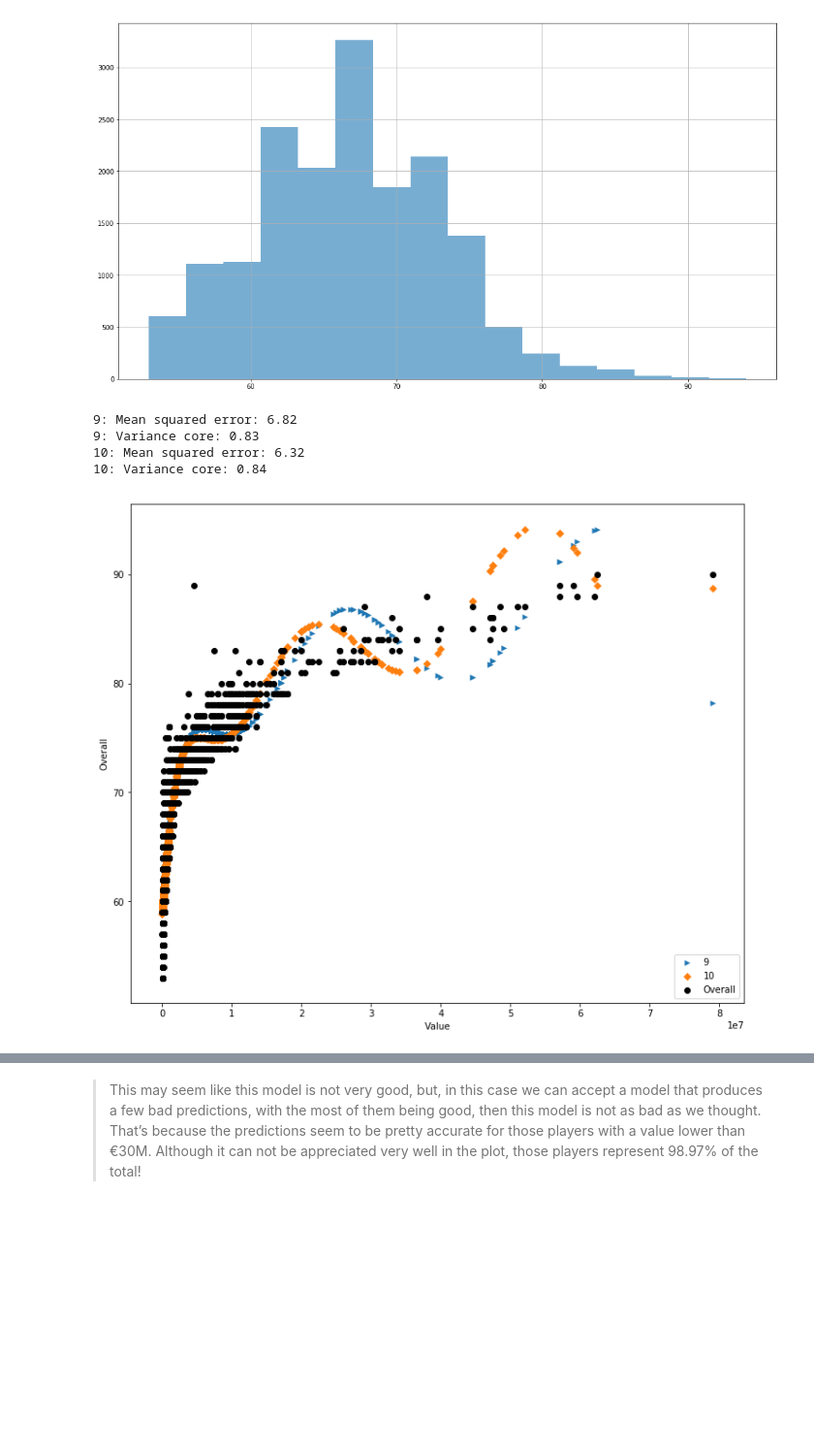
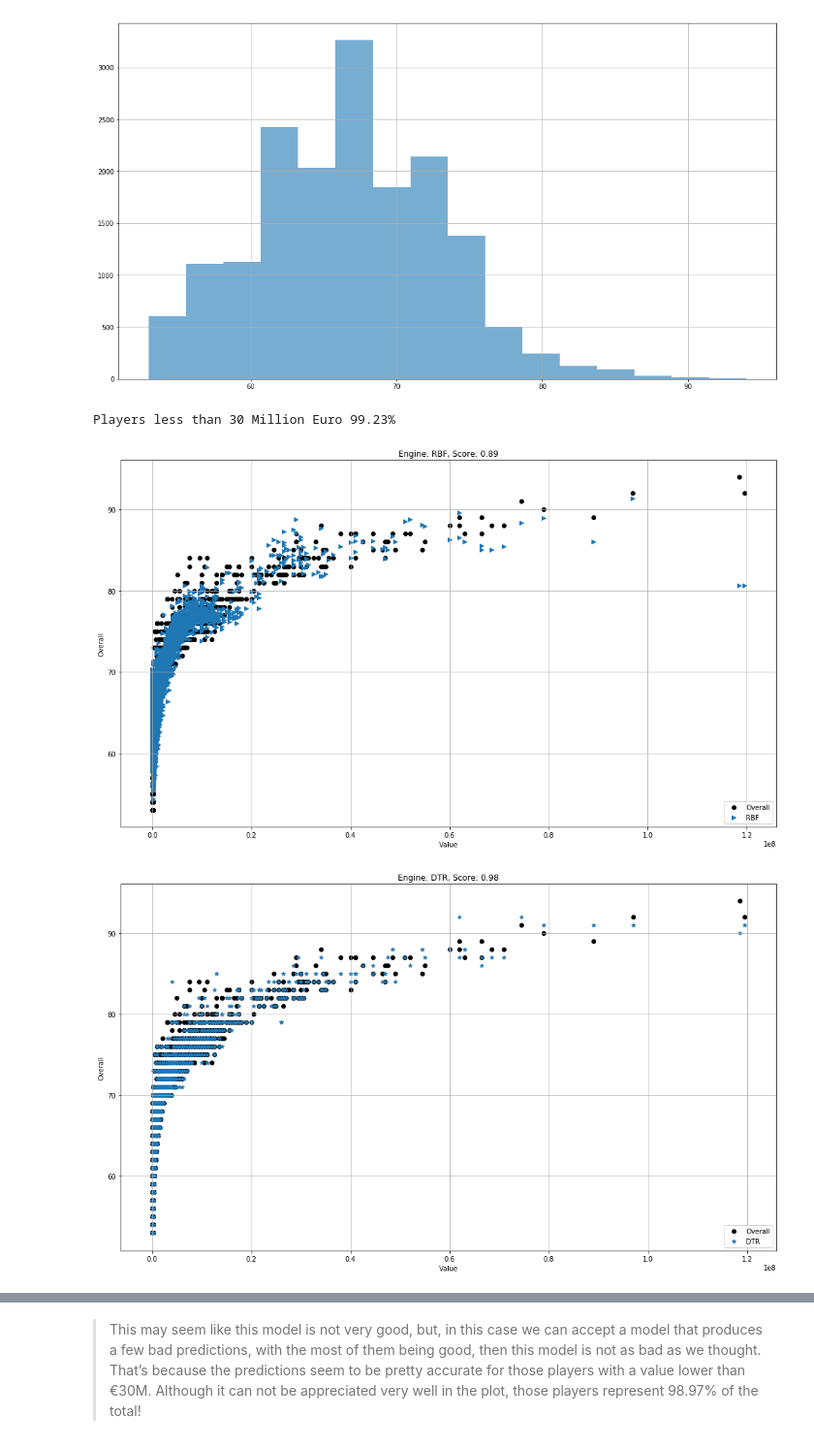
Before and after one commit to saidsef/ff18, a Jupyter notebook: ff18-ml.ipynb, the cells around one changed output, grey strips where cells are left out. Shown at 97% size. Cells and saved outputs as stored; diff of their text form; code cells hidden in the pictures; blank space fills up the shorter version.

```diff
--- a/ff18-ml.ipynb
+++ b/ff18-ml.ipynb
@@ -156,24 +153,46 @@ xtest = test[['ValueNum']]
 ytest = test[['Overall']]
-# %%
-# PolynomialFeatures and Linear Regression
-plt.figure(figsize=(12, 10))
-for degree in range(9,11):
-    clf = make_pipeline(PolynomialFeatures(degree), LinearRegression(n_jobs=2, normalize=True))
-    clf.fit(xtrain, ytrain)
-    lr_ypred = clf.predict(xtest)
-    plt.scatter(xtest['ValueNum'], lr_ypred, linewidth=0.1, marker=random.choice(marker), label=degree)
-
-    print("{}: Mean squared error: {:.2f}".format(degree, mean_squared_error(ytest,lr_ypred)))
-    print("{}: Variance core: {:.2f}".format(degree, r2_score(ytest, lr_ypred)))
-
-plt.scatter(xtest['ValueNum'], ytest['Overall'], color='black')
-plt.xlabel("Value")
-plt.ylabel("Overall")
-plt.legend(loc='lower right')
-plt.show()
-# %% [output]
-9: Mean squared error: 6.82
-9: Variance core: 0.83
-10: Mean squared error: 6.32
-10: Variance core: 0.84
-[figure, removed]
+# %%
+print("Players less than 30 Million Euro {:.2f}%".format(test.loc[test.ValueNum <= 30000000].ValueNum.count().astype('float') / test.ValueNum.count().astype('float') * 100))
+# %% [output]
+Players less than 30 Million Euro 99.23%
+# %%
+# Be patient this might take few minutes ;)
+# Support Vector Regression - RBF (radial basis function)
+# PolynomialFeatures and Ridge Regression
+results  = []
+ypred    = []
+i        = 0
+engines  = [('RBF', svm.SVR(kernel='rbf', gamma=1e-3, C=100, epsilon=0.1)),
+           ('DTR', DecisionTreeRegressor()),
+           ('Ridge', Ridge()),
+           ('RC', RidgeClassifier()),
+           ('RCCV', RidgeClassifierCV()),
+           ('LR', LinearRegression(normalize=True)),
+           ('PAC', PassiveAggressiveClassifier()),
+           ('PAR', PassiveAggressiveRegressor()),
+           ('HR', HuberRegressor(alpha=1.3, epsilon=4.4, tol=1e-4))]
+for name, engine in engines:
+    clf = make_pipeline(StandardScaler(), FunctionTransformer(add_squared_col), engine)
+    clf.fit(xtrain, ytrain.values.ravel())
+    ypred = clf.predict(xtest)
+
+    results.append({"Engine": name, "Mean squared error": mean_squared_error(ytest, ypred),
+         "Variance core": r2_score(ytest, ypred), "Accuracy score": clf.score(xtest, ytest),
+          "predict": ypred})
+
+    plt.figure(figsize=(18, 10))
+    plt.scatter(xtest['ValueNum'], ytest['Overall'], linewidth=1, color='black')
+    plt.scatter(xtest['ValueNum'], ypred, linewidth=1, label=name, marker=random.choice(marker))
+    plt.xlabel("Value")
+    plt.ylabel("Overall")
+    plt.legend(loc='lower right')
+    plt.grid(True)
+    plt.title("Engine: {}, Score: {:.2f}".format(results[i]['Engine'], results[i]['Accuracy score']))
+    #plt.text(2, 0.65, str(results[i]), fontsize=16)
+    plt.subplots_adjust(left=0.15)
+    plt.draw()
+    plt.show()
+    i += 1
+# %% [output]
+[figure, added]
+[figure, added]
```
Also changed, not shown: parts of 17 cells of this notebook.
